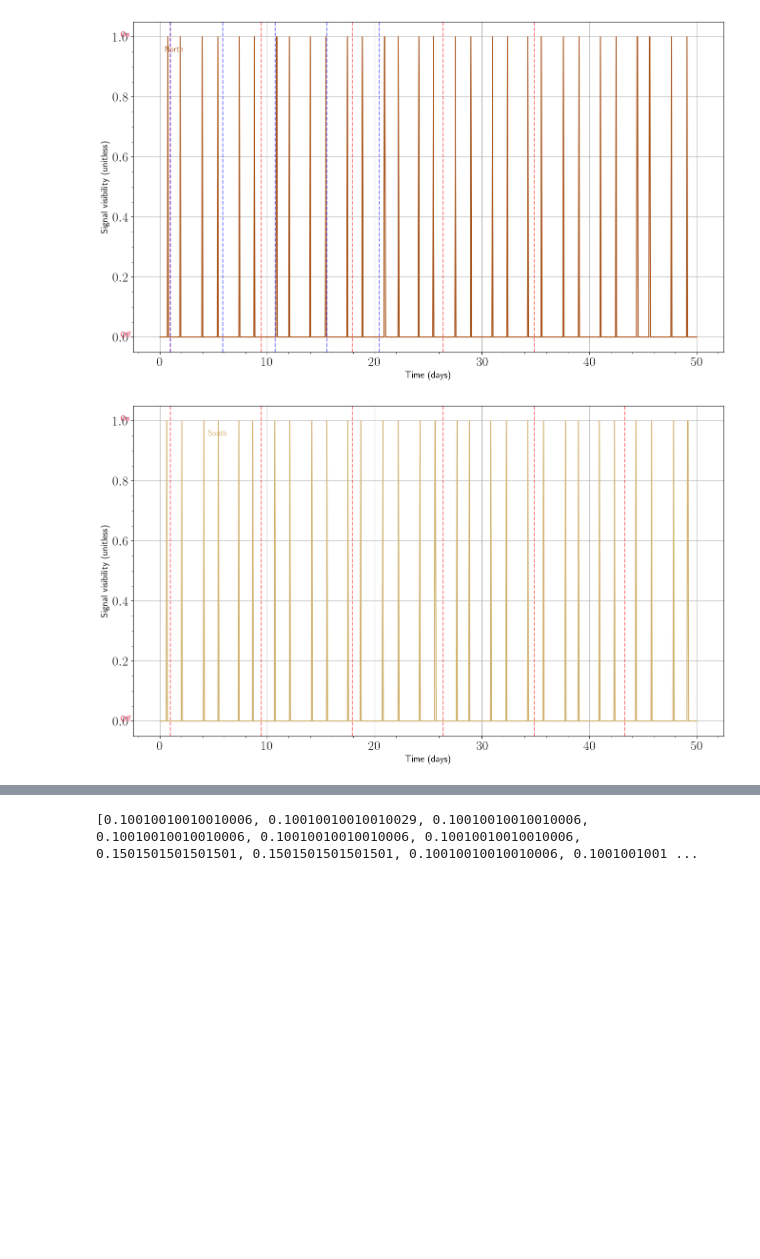
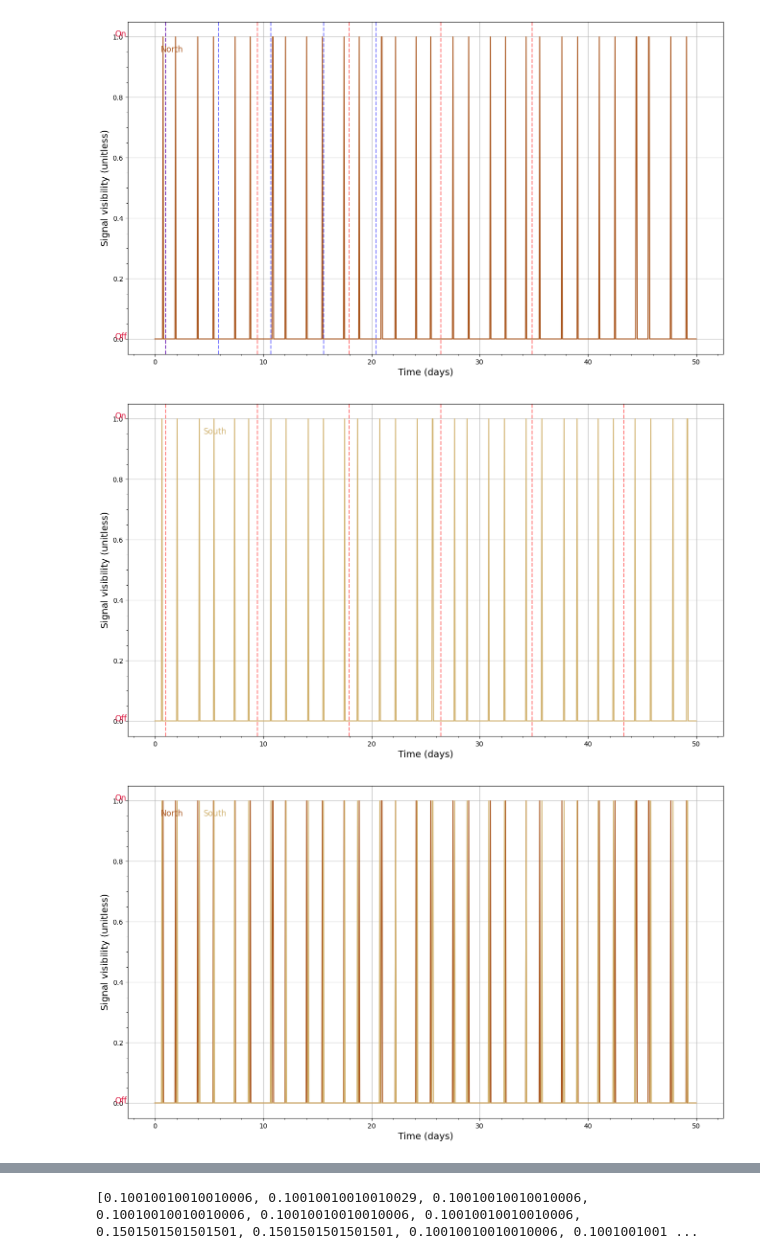
Before and after one commit to robkavanagh/maser, a Jupyter notebook: notebooks/Maser_and_ACF.ipynb, the cells around one changed output, grey strips where cells are left out. Drawn from its saved outputs; the diff is of its cells as text; code cells hidden in the pictures; blank space fills up the shorter version.

```diff
--- a/notebooks/Maser_and_ACF.ipynb
+++ b/notebooks/Maser_and_ACF.ipynb
@@ -62,35 +62,53 @@ plt.plot(times, vis_N, color = '#A9561E')
 matplotlib.pyplot.text(-3.7, 1, 'On', fontdict=None, fontsize=12, color = '#DC143C')
 matplotlib.pyplot.text(-3.7, 0, 'Off', fontdict=None, fontsize=12, color = '#DC143C')
 matplotlib.pyplot.text(0.5, 0.95, 'North', fontdict=None, fontsize=12, color = '#A9561E')
 for j in range(5):
     plt.axvline(P_p * j+1,color='r',linestyle='--',alpha=0.5 )
     plt.axvline(P_s * j+1,color='b',linestyle='--',alpha=0.5 )
 
 
 plt.xlabel('Time (days)', fontsize=14)
 plt.ylabel('Signal visibility (unitless)', fontsize=14)
 plt.minorticks_on()
 plt.grid()
 # plt.xlim(0,5)
 plt.show()
 
 fig = plt.figure(figsize=(16, 9))
 plt.plot(times, vis_S, color = '#D1B26F')
 matplotlib.pyplot.text(-3.7, 1, 'On', fontdict=None, fontsize=12, color = '#DC143C')
 matplotlib.pyplot.text(-3.7, 0, 'Off', fontdict=None, fontsize=12, color = '#DC143C')
 matplotlib.pyplot.text(4.5, 0.95, 'South', fontdict=None, fontsize=12, color = '#D1B26F')
 for j in range(6):
     plt.axvline(P_p * j+1,color='r',linestyle='--',alpha=0.5 )
 
 plt.xlabel('Time (days)', fontsize=14)
 plt.ylabel('Signal visibility (unitless)', fontsize=14)
 plt.minorticks_on()
 plt.grid()
 # plt.xlim(0,5)
 plt.show()
+
+
+
+# PLotting them together for fun
+fig = plt.figure(figsize=(16, 9))
+plt.plot(times, vis_N, color = '#A9561E')
+plt.plot(times, vis_S, color = '#D1B26F')
+matplotlib.pyplot.text(-3.7, 1, 'On', fontdict=None, fontsize=12, color = '#DC143C')
+matplotlib.pyplot.text(-3.7, 0, 'Off', fontdict=None, fontsize=12, color = '#DC143C')
+matplotlib.pyplot.text(0.5, 0.95, 'North', fontdict=None, fontsize=12, color = '#A9561E')
+matplotlib.pyplot.text(4.5, 0.95, 'South', fontdict=None, fontsize=12, color = '#D1B26F')
+plt.xlabel('Time (days)', fontsize=14)
+plt.ylabel('Signal visibility (unitless)', fontsize=14)
+plt.minorticks_on()
+plt.grid()
+# plt.xlim(0,5)
+plt.show()
 # %% [output]
-[figure, old version]
+[figure, new version]
-[figure, old version]
+[figure, new version]
+[figure, added]
 # %%
 fig = plt.figure(figsize=(16, 9))
 plt.plot(times % P_s, vis_N, color = '#A9561E')  # attempting to fold light curve for star period
```
Also changed, not shown: parts of 8 cells of this notebook, 1 other file.
